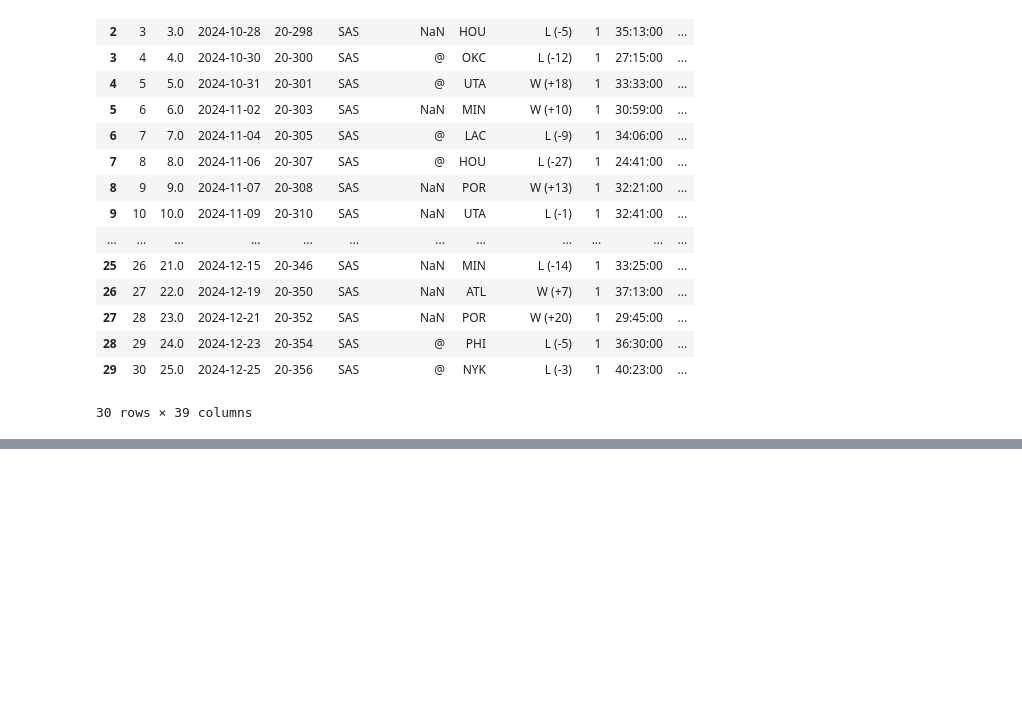
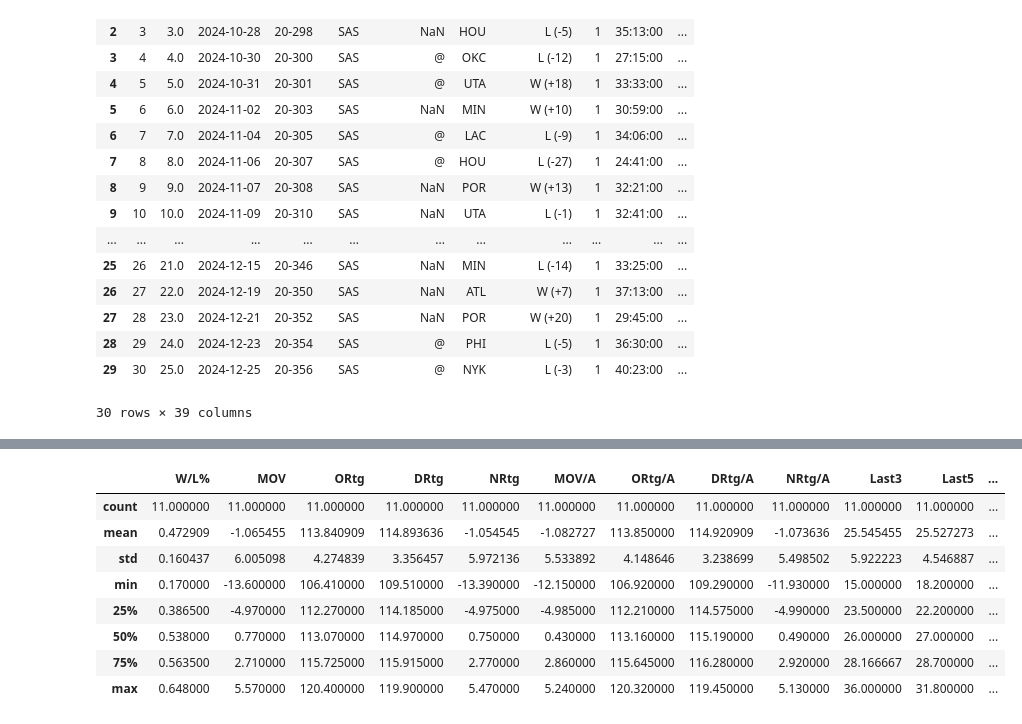
Before and after one commit to hdjwis/NBA_predictions, a Jupyter notebook: opp_team_stats_wemby.ipynb, the cells around one changed output, grey strips where cells are left out. Cells and saved outputs as stored; diff of their text form; code cells hidden in the pictures; blank space fills up the shorter version.

```diff
--- a/opp_team_stats_wemby.ipynb
+++ b/opp_team_stats_wemby.ipynb
@@ -146,0 +220,20 @@ team_stats.head()
+# %%
+regression_model = LinearRegression()
+regression_model.fit(X_train, y_train)
+regression_predictions = regression_model.predict(X_test)
+regression_testDF = pd.DataFrame(X_test, columns=['W/L%', 'MOV',	'ORtg',	'DRtg',	'NRtg',	'MOV/A',	'ORtg/A',	'DRtg/A',	'NRtg/A',	'Last3',	'Last5',	'Last7'])
+regression_testDF['actual'] = y_test
+regression_testDF['predicted'] = regression_predictions
+regression_testDF['error'] = abs(regression_testDF['actual'] - regression_testDF['predicted'])
+# %%
+regression_testDF.describe()
+# %% [output]
+|  | W/L% | MOV | ORtg | DRtg | NRtg | MOV/A | ORtg/A | DRtg/A | NRtg/A | Last3 | Last5 | ... |
+| count | 11.000000 | 11.000000 | 11.000000 | 11.000000 | 11.000000 | 11.000000 | 11.000000 | 11.000000 | 11.000000 | 11.000000 | 11.000000 | ... |
+| mean | 0.472909 | -1.065455 | 113.840909 | 114.893636 | -1.054545 | -1.082727 | 113.850000 | 114.920909 | -1.073636 | 25.545455 | 25.527273 | ... |
+| std | 0.160437 | 6.005098 | 4.274839 | 3.356457 | 5.972136 | 5.533892 | 4.148646 | 3.238699 | 5.498502 | 5.922223 | 4.546887 | ... |
+| min | 0.170000 | -13.600000 | 106.410000 | 109.510000 | -13.390000 | -12.150000 | 106.920000 | 109.290000 | -11.930000 | 15.000000 | 18.200000 | ... |
+| 25% | 0.386500 | -4.970000 | 112.270000 | 114.185000 | -4.975000 | -4.985000 | 112.210000 | 114.575000 | -4.990000 | 23.500000 | 22.200000 | ... |
+| 50% | 0.538000 | 0.770000 | 113.070000 | 114.970000 | 0.750000 | 0.430000 | 113.160000 | 115.190000 | 0.490000 | 26.000000 | 27.000000 | ... |
+| 75% | 0.563500 | 2.710000 | 115.725000 | 115.915000 | 2.770000 | 2.860000 | 115.645000 | 116.280000 | 2.920000 | 28.166667 | 28.700000 | ... |
+| max | 0.648000 | 5.570000 | 120.400000 | 119.900000 | 5.470000 | 5.240000 | 120.320000 | 119.450000 | 5.130000 | 36.000000 | 31.800000 | ... |
```
Also changed, not shown: parts of 17 cells of this notebook.
